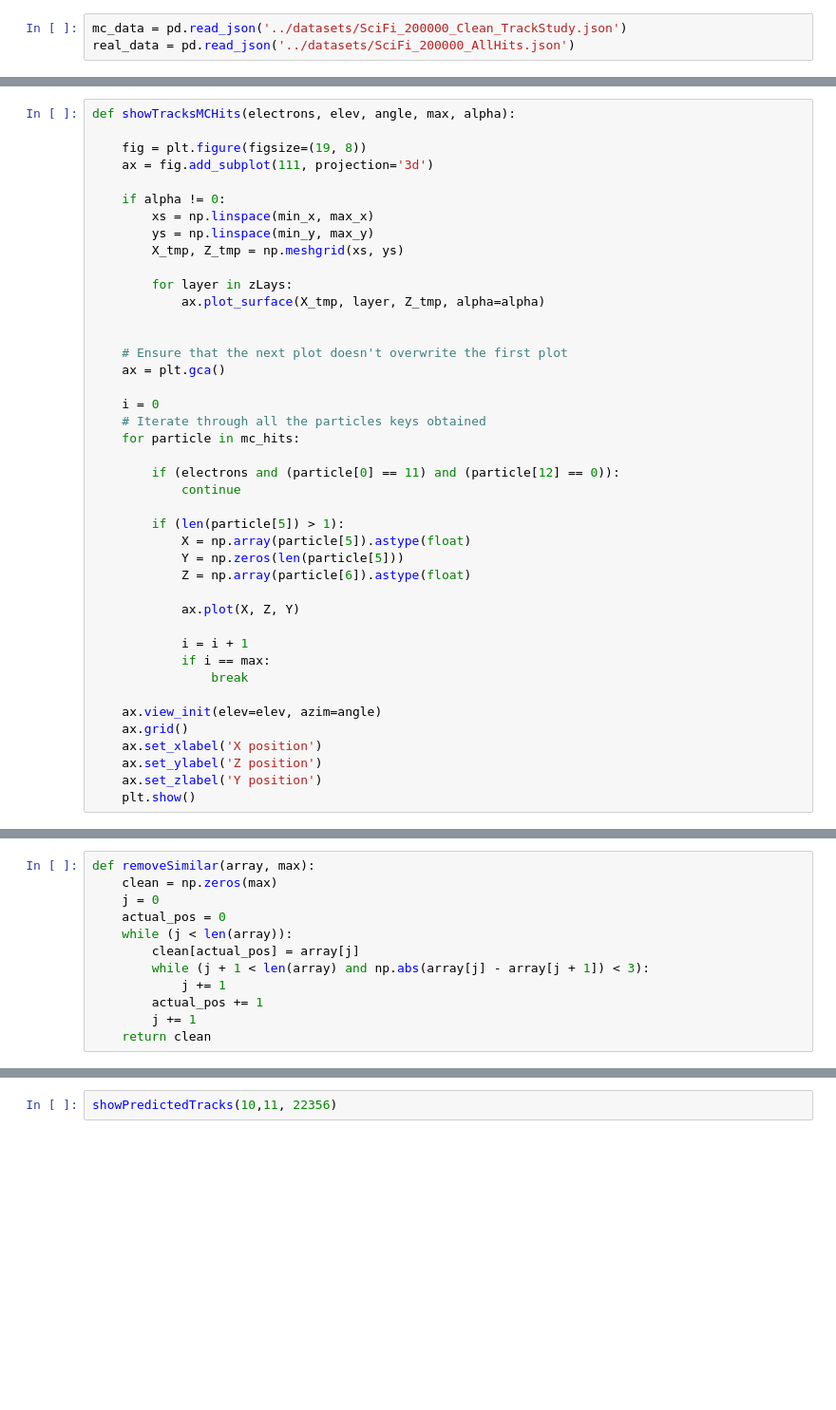
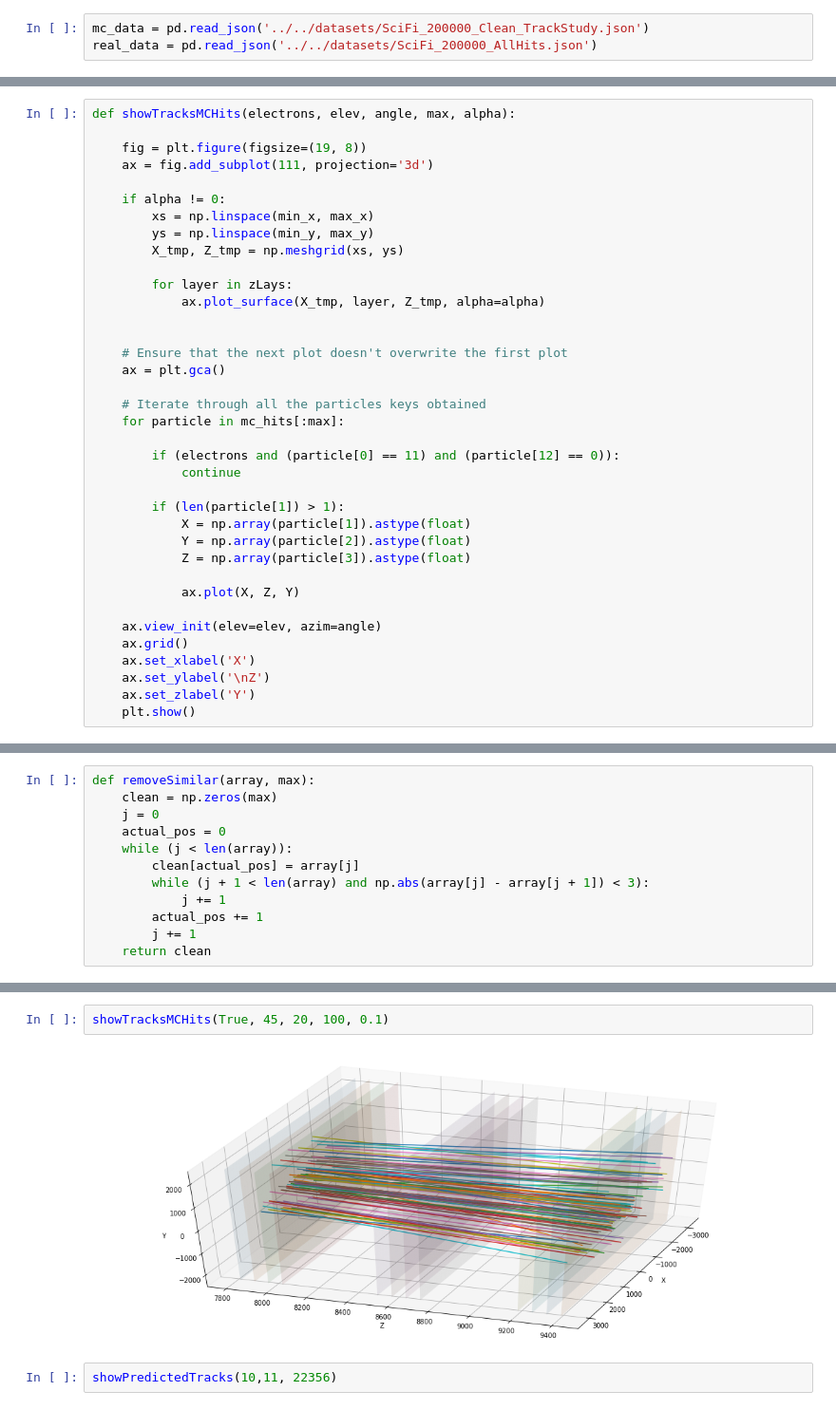
Before and after one commit to gabrielcammany/LHCb-CERN, a Jupyter notebook: notebooks/plots/Plot_Clean_TrackStudy.ipynb, the cells around one changed output, grey strips where cells are left out. Shown at 95% size. Drawn from its saved outputs; the diff is of its cells as text; blank space fills up the shorter version.

```diff
--- a/notebooks/plots/Plot_Clean_TrackStudy.ipynb
+++ b/notebooks/plots/Plot_Clean_TrackStudy.ipynb
@@ -4,8 +4,8 @@ import pandas as pd
 import matplotlib.pyplot as plt
 from mpl_toolkits.mplot3d import Axes3D
 # %%
-mc_data = pd.read_json('../datasets/SciFi_200000_Clean_TrackStudy.json')
-real_data = pd.read_json('../datasets/SciFi_200000_AllHits.json')
+mc_data = pd.read_json('../../datasets/SciFi_200000_Clean_TrackStudy.json')
+real_data = pd.read_json('../../datasets/SciFi_200000_AllHits.json')
 # %%
 ###### Data columns
 i = 0
@@ -112,29 +112,24 @@ def showTracksMCHits(electrons, elev, angle, max, alpha):
     # Ensure that the next plot doesn't overwrite the first plot
     ax = plt.gca()
 
-    i = 0
     # Iterate through all the particles keys obtained
-    for particle in mc_hits:
+    for particle in mc_hits[:max]:
 
         if (electrons and (particle[0] == 11) and (particle[12] == 0)):
             continue
 
-        if (len(particle[5]) > 1):
-            X = np.array(particle[5]).astype(float)
-            Y = np.zeros(len(particle[5]))
-            Z = np.array(particle[6]).astype(float)
+        if (len(particle[1]) > 1):
+            X = np.array(particle[1]).astype(float)
+            Y = np.array(particle[2]).astype(float)
+            Z = np.array(particle[3]).astype(float)
 
             ax.plot(X, Z, Y)
 
-            i = i + 1
-            if i == max:
-                break
-
     ax.view_init(elev=elev, azim=angle)
     ax.grid()
-    ax.set_xlabel('X position')
-    ax.set_ylabel('Z position')
-    ax.set_zlabel('Y position')
+    ax.set_xlabel('X')
+    ax.set_ylabel('\nZ')
+    ax.set_zlabel('Y')
     plt.show()
 # %%
 def showPredictedTracks(min, max, event):
@@ -200,3 +191,7 @@ showTracksMCHits(True, 60, 0, 50, 0.2)
+# %%
+showTracksMCHits(True, 45, 20, 100, 0.1)
+# %% [output]
+[figure, added]
 # %%
 showPredictedTracks(10,11, 22356)
 # %% [output]
```
Also changed, not shown: parts of 2 cells of this notebook, 5 other files.
